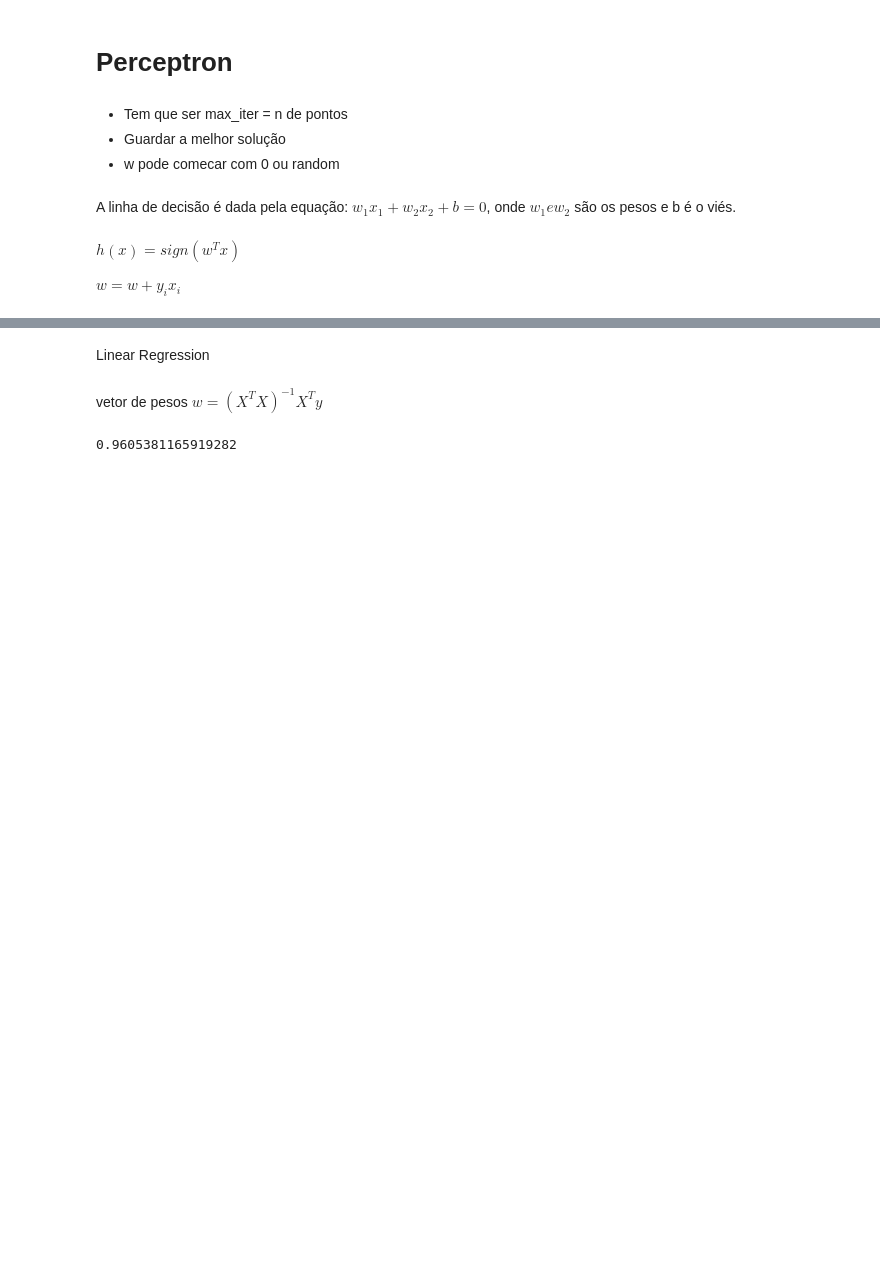
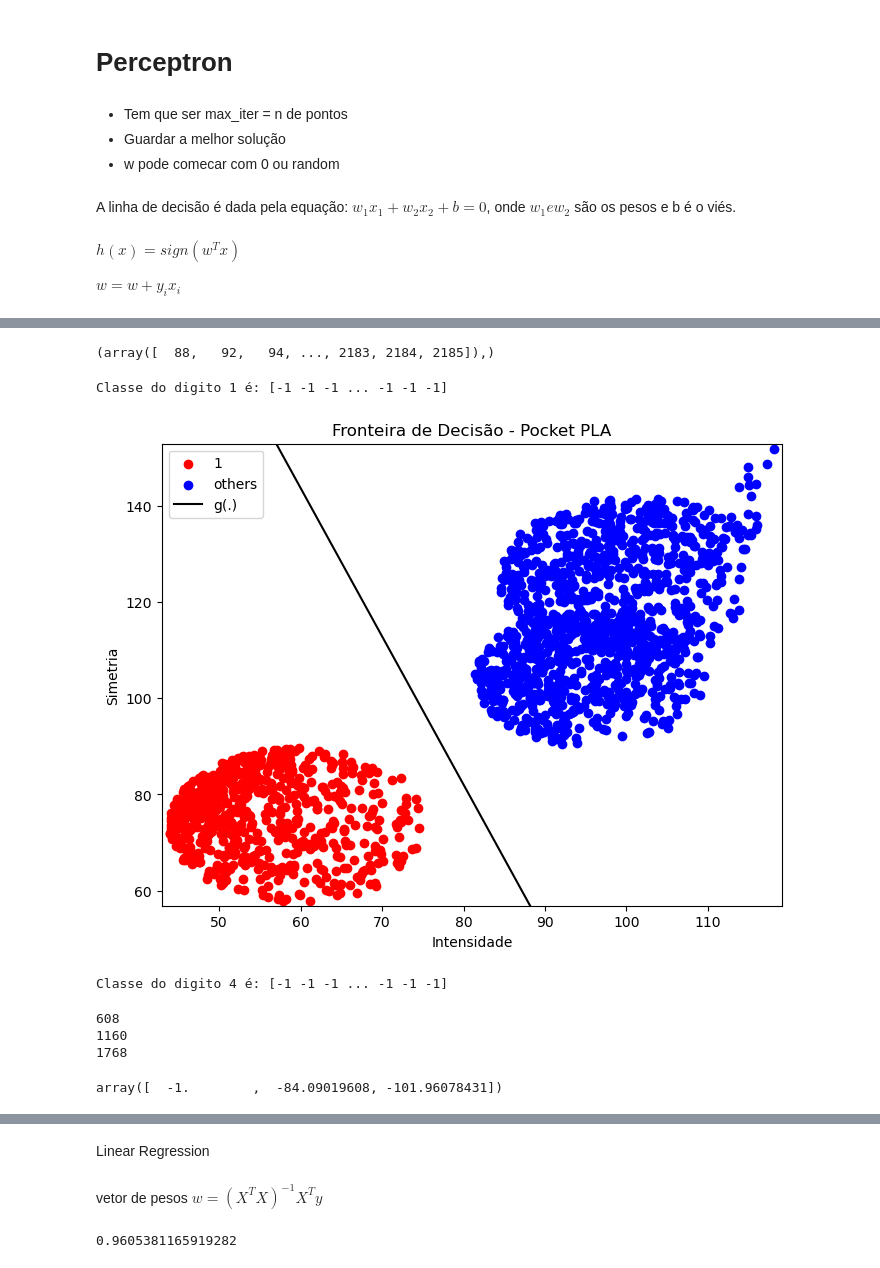
Before and after one commit to adriel1ft/reconhecimento_padroes, a Jupyter notebook: 1xtodos_adriel.ipynb, the cells around one changed output, grey strips where cells are left out. Cells and saved outputs as stored; diff of their text form; code cells hidden in the pictures; blank space fills up the shorter version.

```diff
--- a/1xtodos_adriel.ipynb
+++ b/1xtodos_adriel.ipynb
@@ -150,0 +187,42 @@ plt.show()
+# %%
+np.where(y_pred_0 == -1)
+# %% [output]
+(array([  88,   92,   94, ..., 2183, 2184, 2185]),)
+# %%
+indices_deu_0 = np.where(y_pred_0 == 1)[0]
+indices_nao_deu_0 = np.where(y_pred_0 == -1)[0]
+
+y_train_1 = classe_digito(1, y_train_initial[indices_nao_deu_0])
+PLA_1 = PocketPla(600000)
+X_train_1 = X_train[indices_nao_deu_0]
+PLA_1.fit(X_train_1, y_train_1)
+y_pred_1 = PLA_1.predict(X_train_1)
+# %% [output]
+Classe do digito 1 é: [-1 -1 -1 ... -1 -1 -1]
+# %%
+PLA_1.plot_decision_boundary(X_train_1, y_pred_1, 1)
+# %% [output]
+[figure, added]
+# %%
+indices_deu_1 = np.where(y_pred_1 == 1)[0]
+indices_nao_deu_1 = indices_nao_deu_0[np.where(y_pred_1 == -1)[0]]
+
+y_train_4 = classe_digito(4, y_train_initial[indices_nao_deu_1])
+PLA_4 = PocketPla(1000000)
+X_train_4 = X_train[indices_nao_deu_1]
+PLA_4.fit(X_train_4, y_train_4)
+y_pred_4 = PLA_4.predict(X_train_4)
+# %% [output]
+Classe do digito 4 é: [-1 -1 -1 ... -1 -1 -1]
+# %%
+print(len(indices_deu_1))
+print(len(indices_nao_deu_1))
+print(len(indices_nao_deu_0))
+# %% [output]
+608
+1160
+1768
+# %%
+PLA_4.best_w
+# %% [output]
+array([  -1.        ,  -84.09019608, -101.96078431])
```
Also changed, not shown: parts of 29 cells of this notebook.
